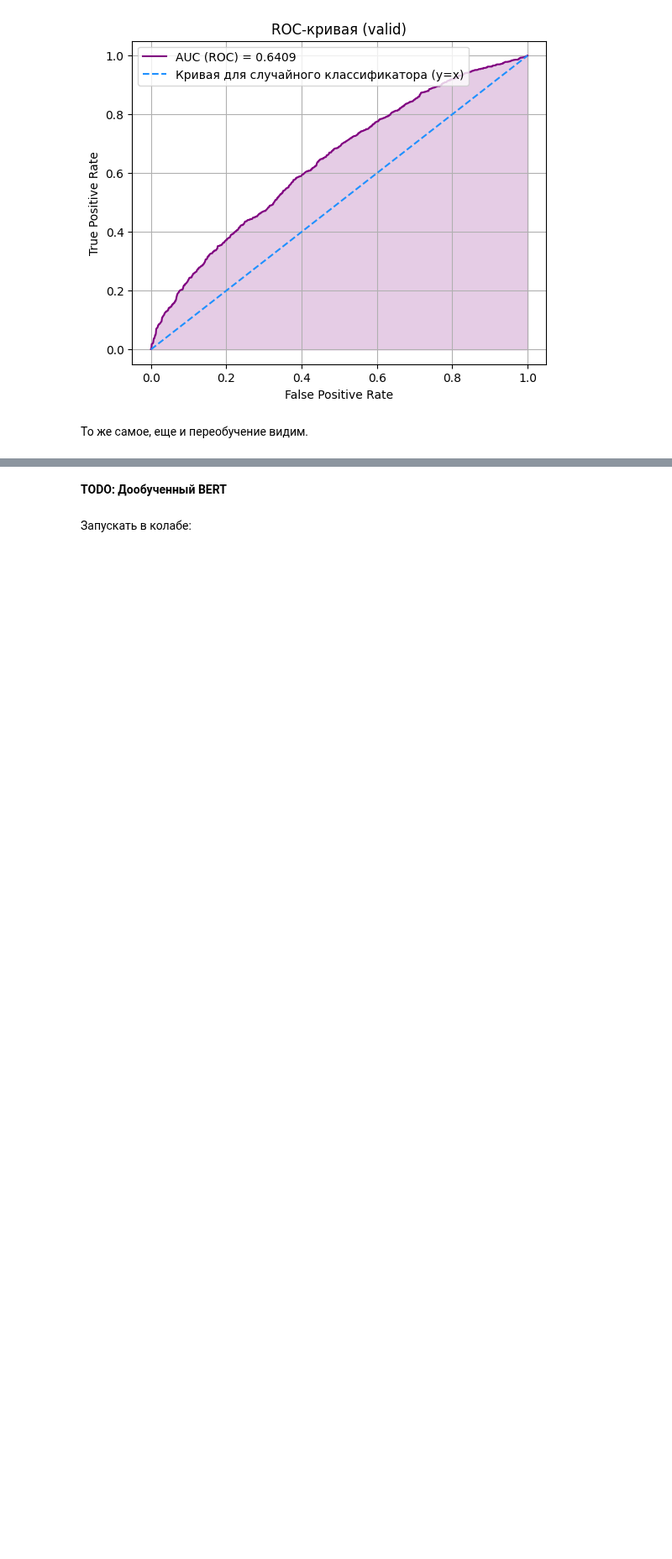
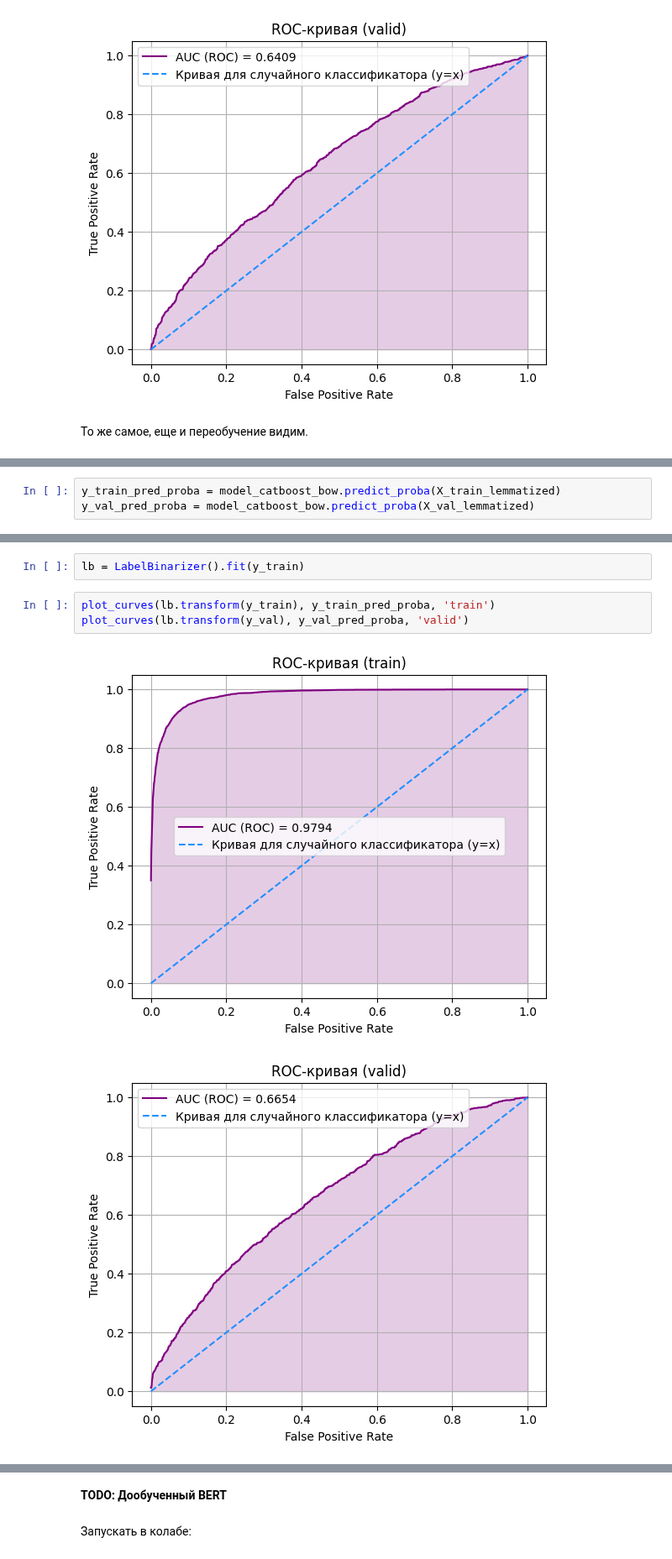
Before and after one commit to aefrt/llm-detection, a Jupyter notebook: model.ipynb, the cells around one changed output, grey strips where cells are left out. Shown at 84% size. Drawn from its saved outputs; the diff is of its cells as text; blank space fills up the shorter version.

```diff
--- a/model.ipynb
+++ b/model.ipynb
@@ -335,0 +414,3 @@ plot_curves(lb.transform(y_val), y_val_pred_proba, 'valid')
+# %%
+y_train_pred_proba = model_catboost_bow.predict_proba(X_train_lemmatized)
+y_val_pred_proba = model_catboost_bow.predict_proba(X_val_lemmatized)
@@ -335,0 +424,8 @@ plot_curves(lb.transform(y_val), y_val_pred_proba, 'valid')
+# %%
+lb = LabelBinarizer().fit(y_train)
+# %%
+plot_curves(lb.transform(y_train), y_train_pred_proba, 'train')
+plot_curves(lb.transform(y_val), y_val_pred_proba, 'valid')
+# %% [output]
+[figure, added]
+[figure, added]
```
Also changed, not shown: parts of 67 cells of this notebook, 3 other files.
